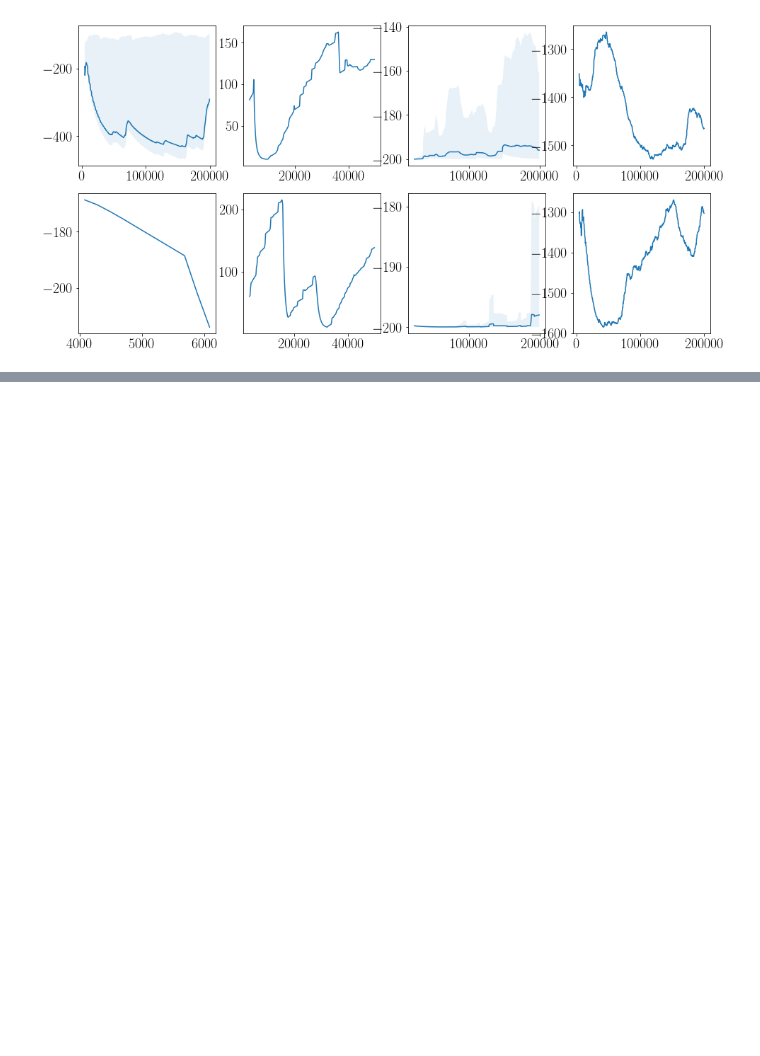
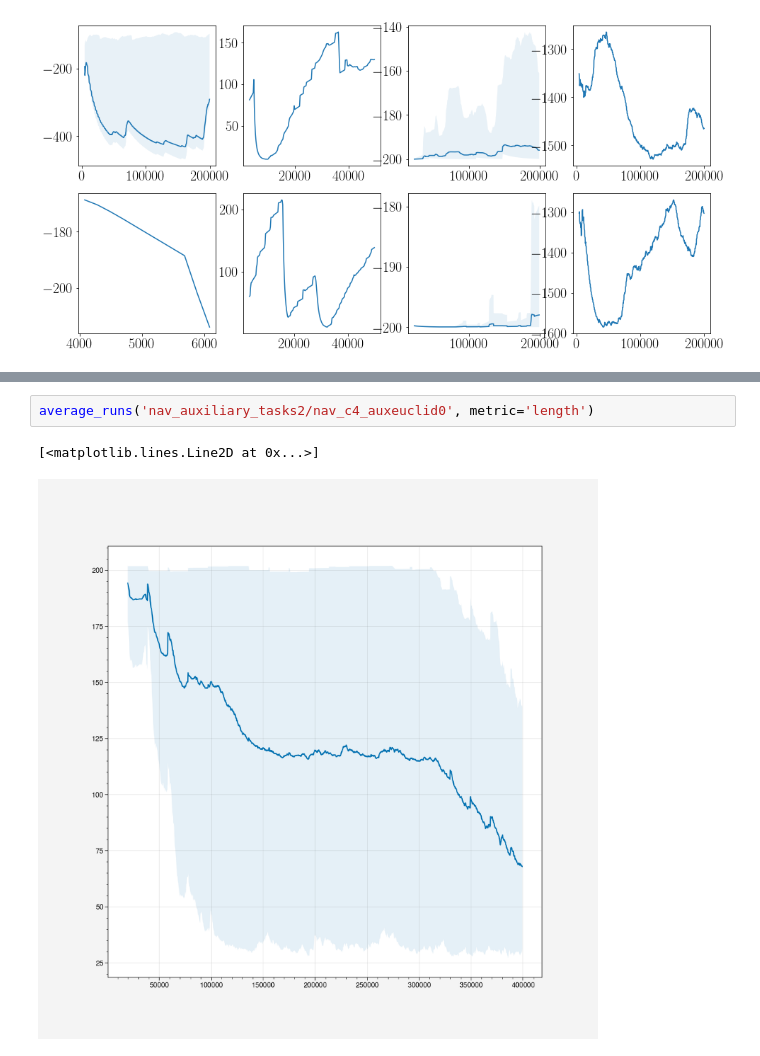
Before and after one commit to liuandrew/training-rl-algo, a Jupyter notebook: write_and_test/data_visualize.ipynb, the cells around one changed output, grey strips where cells are left out. Saved outputs shown, nothing was run; the diff lists cells and outputs as text; blank space fills up the shorter version.

```diff
--- a/write_and_test/data_visualize.ipynb
+++ b/write_and_test/data_visualize.ipynb
@@ -1077,0 +1099,5 @@ for i, aux in enumerate(auxes):
+# %%
+average_runs('nav_auxiliary_tasks2/nav_c4_auxeuclid0', metric='length')
+# %% [output]
+[<matplotlib.lines.Line2D at 0x...>]
+[figure, added]
```
Also changed, not shown: parts of 3 cells of this notebook, 4 other files.
